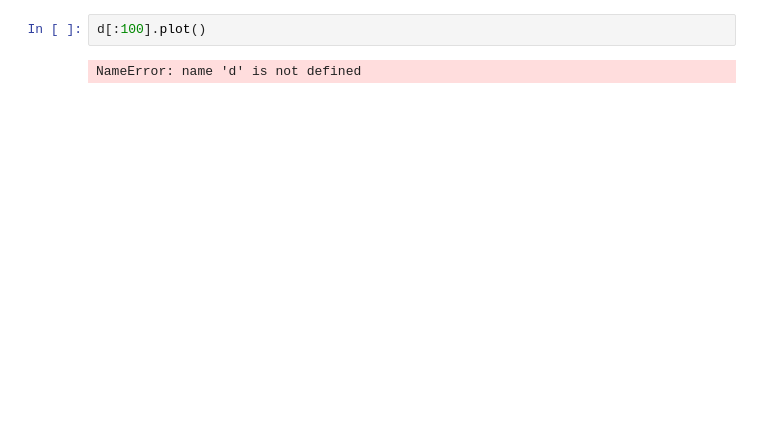
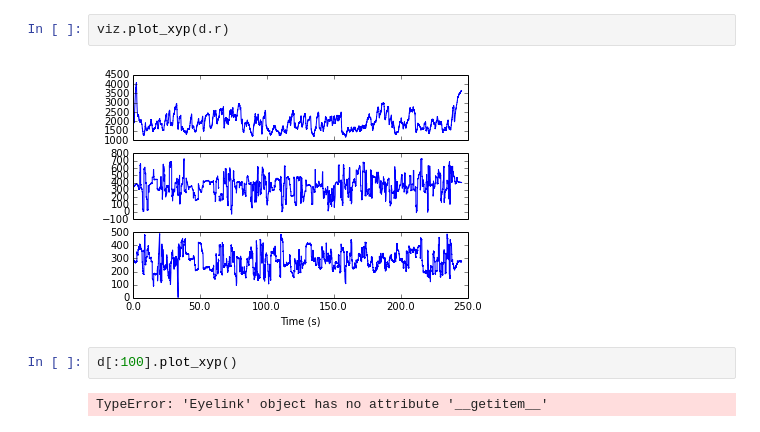
Before and after one commit to ivanov/pyarbus, a Jupyter notebook: docs/examples/simple example.ipynb, the cells around one changed output. Drawn from its saved outputs; the diff is of its cells as text; blank space fills up the shorter version.

```diff
--- a/docs/examples/simple example.ipynb
+++ b/docs/examples/simple example.ipynb
@@ -15,4 +62,8 @@ NameError: name 'd' is not defined
+# %%
+viz.plot_xyp(d.r)
+# %% [output]
+[figure, added]
 # %%
-d[:100].plot()
+d[:100].plot_xyp()
 # %% [output]
-NameError: name 'd' is not defined
+TypeError: 'Eyelink' object has no attribute '__getitem__'
```
Also changed, not shown: parts of 15 cells of this notebook.
